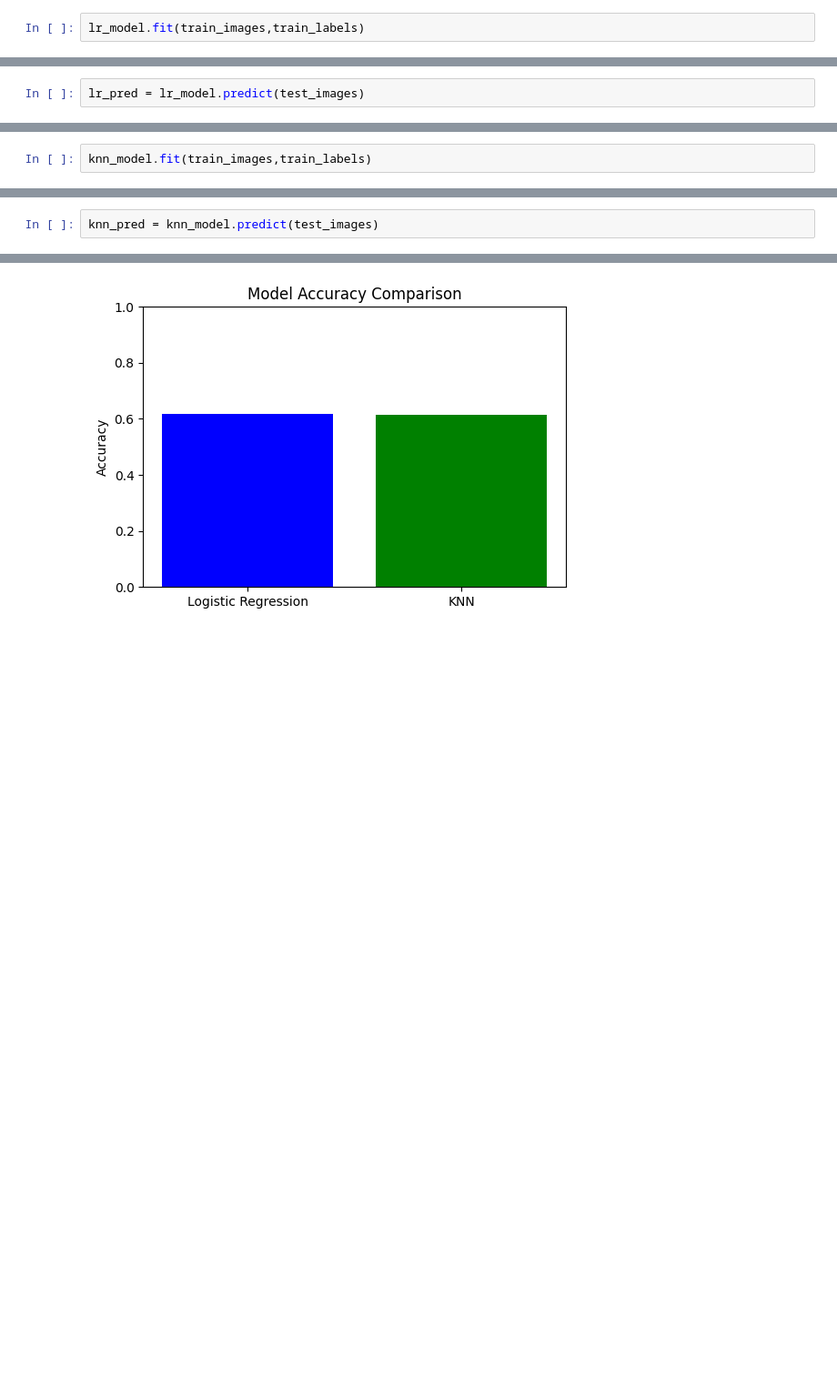
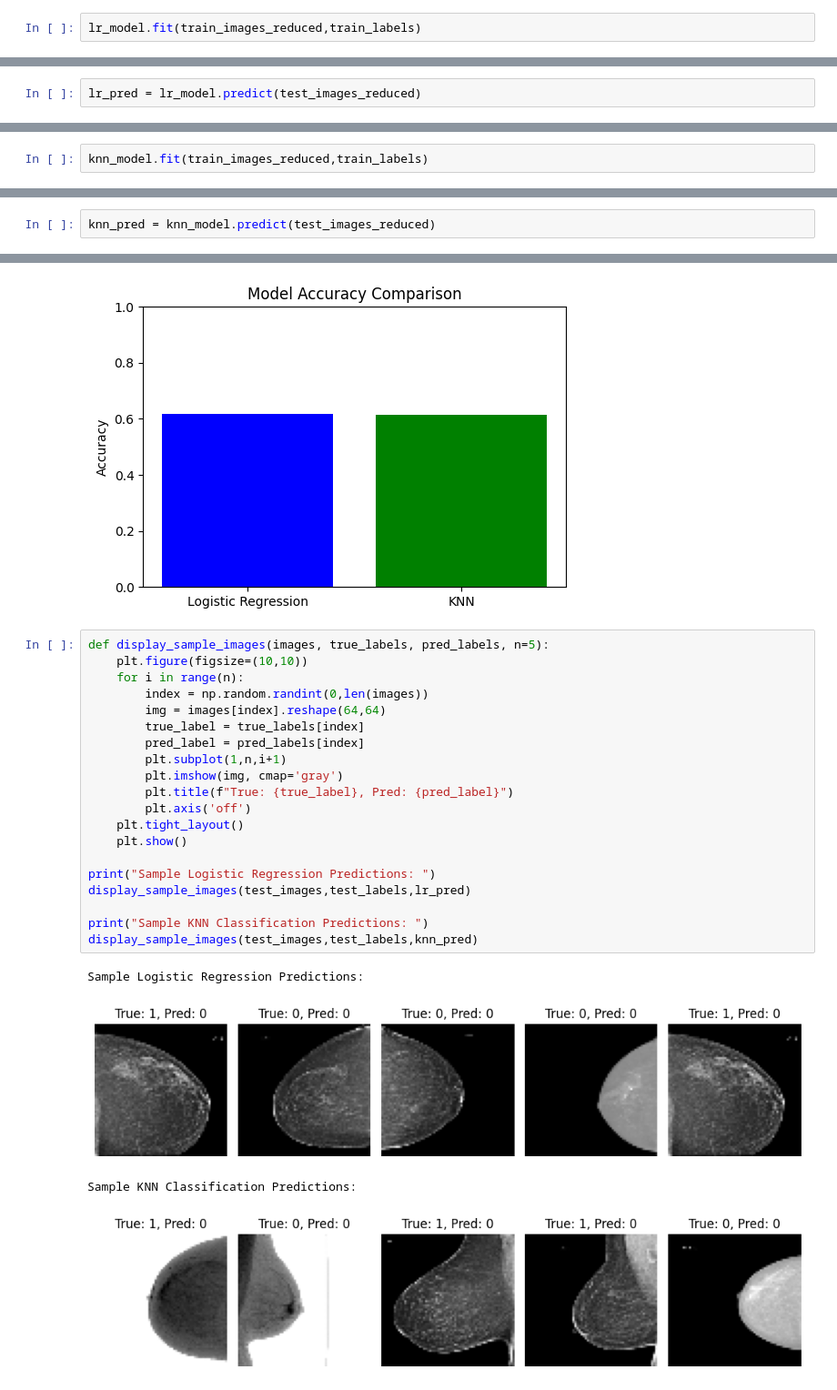
Before and after one commit to RawdaYassin/Machine-Learning, a Jupyter notebook: Project3/Breast_Cancer.ipynb, the cells around one changed output, grey strips where cells are left out. Shown: that part at 91% size. Saved outputs shown, nothing was run; the diff lists cells and outputs as text; blank space fills up the shorter version.

```diff
--- a/Project3/Breast_Cancer.ipynb
+++ b/Project3/Breast_Cancer.ipynb
@@ -93,11 +81,11 @@ test_images = pca.fit_transform(test_images)
 # %%
 lr_model = LogisticRegression(max_iter=100, C=0.1)
 # %%
-lr_model.fit(train_images,train_labels)
+lr_model.fit(train_images_reduced,train_labels)
 # %% [output]
 LogisticRegression(C=0.1)
 # %%
-lr_pred = lr_model.predict(test_images)
+lr_pred = lr_model.predict(test_images_reduced)
 # %%
 accuracy_score(test_labels, lr_pred)
 # %% [output]
@@ -135,11 +123,11 @@ plt.show()
 # %%
 knn_model = KNeighborsClassifier(n_neighbors=15)
 # %%
-knn_model.fit(train_images,train_labels)
+knn_model.fit(train_images_reduced,train_labels)
 # %% [output]
 KNeighborsClassifier(n_neighbors=15)
 # %%
-knn_pred = knn_model.predict(test_images)
+knn_pred = knn_model.predict(test_images_reduced)
 # %%
 accuracy_score(test_labels,knn_pred)
 # %% [output]
@@ -200,3 +188,28 @@ plt.ylim(0, 1)
 plt.show()
 # %% [output]
 [figure]
+# %%
+def display_sample_images(images, true_labels, pred_labels, n=5):
+    plt.figure(figsize=(10,10))
+    for i in range(n):
+        index = np.random.randint(0,len(images))
+        img = images[index].reshape(64,64)
+        true_label = true_labels[index]
+        pred_label = pred_labels[index]
+        plt.subplot(1,n,i+1)
+        plt.imshow(img, cmap='gray')
+        plt.title(f"True: {true_label}, Pred: {pred_label}")
+        plt.axis('off')
+    plt.tight_layout()
+    plt.show()
+
+print("Sample Logistic Regression Predictions: ")
+display_sample_images(test_images,test_labels,lr_pred)
+
+print("Sample KNN Classification Predictions: ")
+display_sample_images(test_images,test_labels,knn_pred)
+# %% [output]
+Sample Logistic Regression Predictions:
+[figure, added]
+Sample KNN Classification Predictions:
+[figure, added]
```
Also changed, not shown: parts of 9 cells of this notebook.
